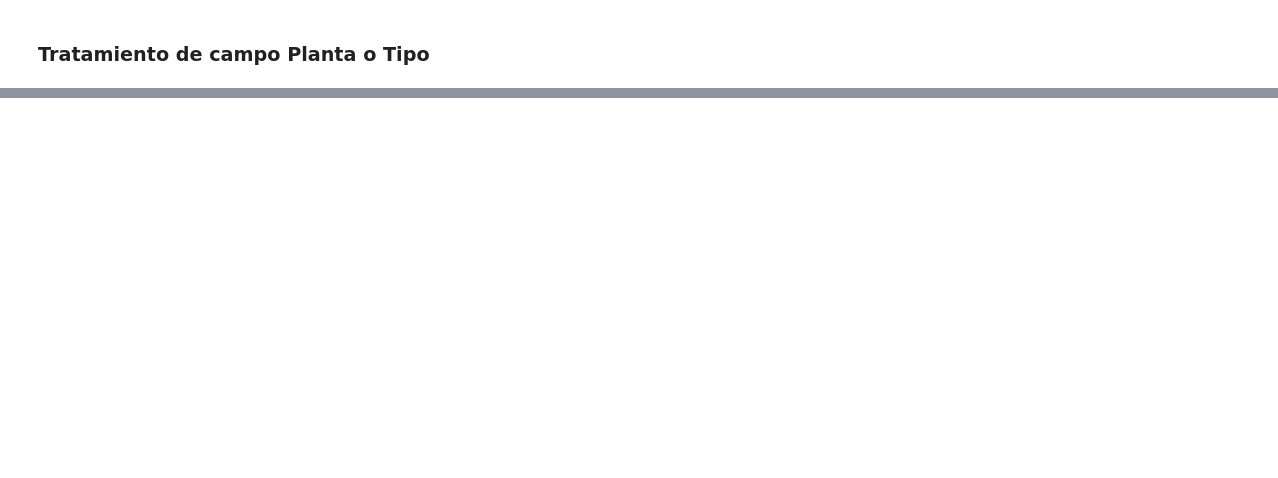
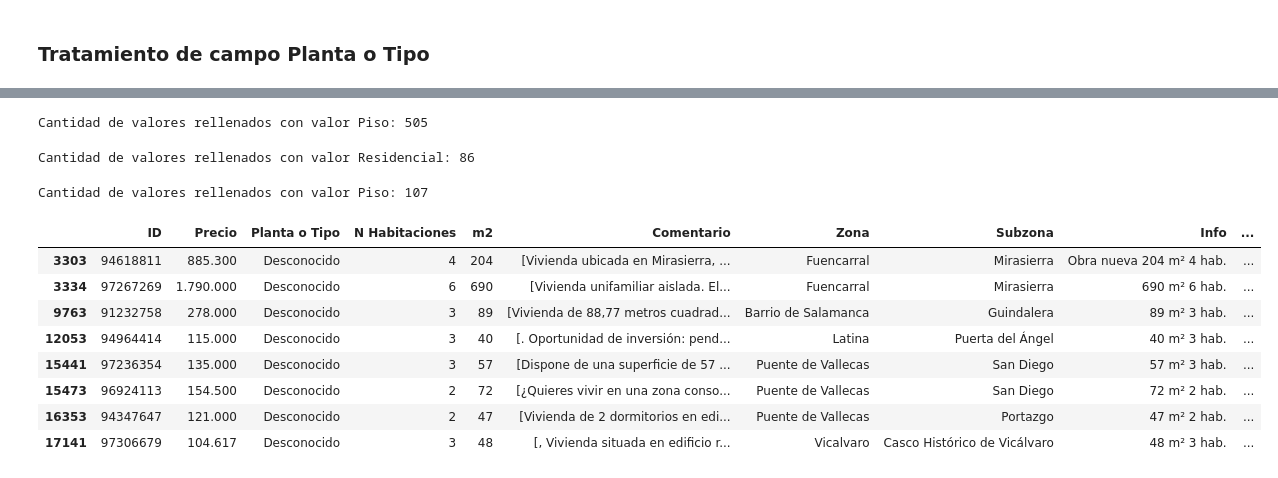
Before and after one commit to julioCasalV/tfm_kschool, a Jupyter notebook: Tratamiento_y_limpieza_de_datos.ipynb, the cells around one changed output, grey strips where cells are left out. Cells and saved outputs as stored; diff of their text form; code cells hidden in the pictures; blank space fills up the shorter version.

```diff
--- a/Tratamiento_y_limpieza_de_datos.ipynb
+++ b/Tratamiento_y_limpieza_de_datos.ipynb
@@ -238,0 +197,60 @@ Counter(tokens).most_common()
+# %%
+condition_list = []
+words_searched = ['apartamento', 'estudio', 'piso en venta', 'piso a la venta', 'vende piso',
+                'estupendo piso', 'precioso piso', 'espacioso piso', 'esplendido piso', 'luminoso piso',
+                'fantastico piso', 'excelente piso', 'magnifico piso', 'fabuloso piso', 'comodo piso',
+                'amplio piso', 'piso estupendo', 'piso precioso', 'piso espacioso', 'piso esplendido',
+                'piso luminoso ', 'piso fantastico ', 'piso perfecto ', 'piso excelente', 'piso magnifico',
+                'fabuloso piso', 'piso comodo', 'piso amplio', 'piso maravilloso ', 'piso exterior', 'piso interior',
+                'piso reformado', 'piso con reforma', 'piso a reformar', 'loft', 'duplex', 'triplex', 'piso de',
+                'piso ubicado', 'piso situado', 'lujoso piso', 'piso totalmente', 'piso en ', 'piso piloto', 'piso muy',
+                'piso con', 'piso situado', 'piso reformado', 'piso sin reformar', 'piso a reformar', 'piso para reformar',
+                'piso a falta de reformar', 'piso bastante']
+condition_list.append(search_words_in_df(data, ['Comentario_lower'], words_searched))
+
+data = apply_conditions(data, condition_list, 'Piso')
+# %% [output]
+Cantidad de valores rellenados con valor Piso: 505
+# %%
+condition_list = []
+words_searched = ['viviendas', 'complejo residencial', 'inmuebles', 'pisos', 'apartamentos']
+condition_list.append(search_words_in_df(data, ['Comentario_lower'], words_searched))
+
+words_searched = ['estudio']
+condition_list.append(search_words_in_df(data, ['Info_lower', 'Mas detalles_lower'], words_searched))
+data = apply_conditions(data, condition_list, 'Residencial')
+# %% [output]
+Cantidad de valores rellenados con valor Residencial: 86
+# %%
+condition_list = []
+words_searched = ['primera planta', 'segunda planta', 'tercera planta', 'cuarta planta',
+                 'quinta planta', 'sexta planta', 'septima planta', 'octava planta',
+                 'novena planta', 'decima planta', 'planta primera', 'planta segunda',
+                 'planta tercera', 'planta cuarta', 'planta quinta', 'planta sexta',
+                 'planta septima', 'planta octava', 'primer piso', 'segundo piso', 'tercer piso',
+                 'cuarto piso', 'quinto piso', 'sexto piso', 'septimo piso', 'octavo piso',
+                 'noveno piso', 'decimo piso', 'con ascensor', 'de ascensor']
+
+condition_list.append(search_words_in_df(data, ['Comentario_lower'], words_searched))
+
+words_searched = ['ascensor']
+
+condition_list.append(search_words_in_df(data, ['Mas detalles_lower'], words_searched))
+
+data = apply_conditions(data, condition_list, 'Piso')
+# %% [output]
+Cantidad de valores rellenados con valor Piso: 107
+# %%
+# Comprobamos que ya no quedan valores desconocidos
+
+data[data['Planta o Tipo'] == 'Desconocido']
+# %% [output]
+|  | ID | Precio | Planta o Tipo | N Habitaciones | m2 | Comentario | Zona | Subzona | Info | ... |
+| 3303 | 94618811 | 885.300 | Desconocido | 4 | 204 | [Vivienda ubicada en Mirasierra, ... | Fuencarral | Mirasierra | Obra nueva 204 m² 4 hab. | ... |
+| 3334 | 97267269 | 1.790.000 | Desconocido | 6 | 690 | [Vivienda unifamiliar aislada. El... | Fuencarral | Mirasierra | 690 m² 6 hab. | ... |
+| 9763 | 91232758 | 278.000 | Desconocido | 3 | 89 | [Vivienda de 88,77 metros cuadrad... | Barrio de Salamanca | Guindalera | 89 m² 3 hab. | ... |
+| 12053 | 94964414 | 115.000 | Desconocido | 3 | 40 | [. Oportunidad de inversión: pend... | Latina | Puerta del Ángel | 40 m² 3 hab. | ... |
+| 15441 | 97236354 | 135.000 | Desconocido | 3 | 57 | [Dispone de una superficie de 57 ... | Puente de Vallecas | San Diego | 57 m² 3 hab. | ... |
+| 15473 | 96924113 | 154.500 | Desconocido | 2 | 72 | [¿Quieres vivir en una zona conso... | Puente de Vallecas | San Diego | 72 m² 2 hab. | ... |
+| 16353 | 94347647 | 121.000 | Desconocido | 2 | 47 | [Vivienda de 2 dormitorios en edi... | Puente de Vallecas | Portazgo | 47 m² 2 hab. | ... |
+| 17141 | 97306679 | 104.617 | Desconocido | 3 | 48 | [, Vivienda situada en edificio r... | Vicalvaro | Casco Histórico de Vicálvaro | 48 m² 3 hab. | ... |
```
Also changed, not shown: parts of 53 cells of this notebook.
